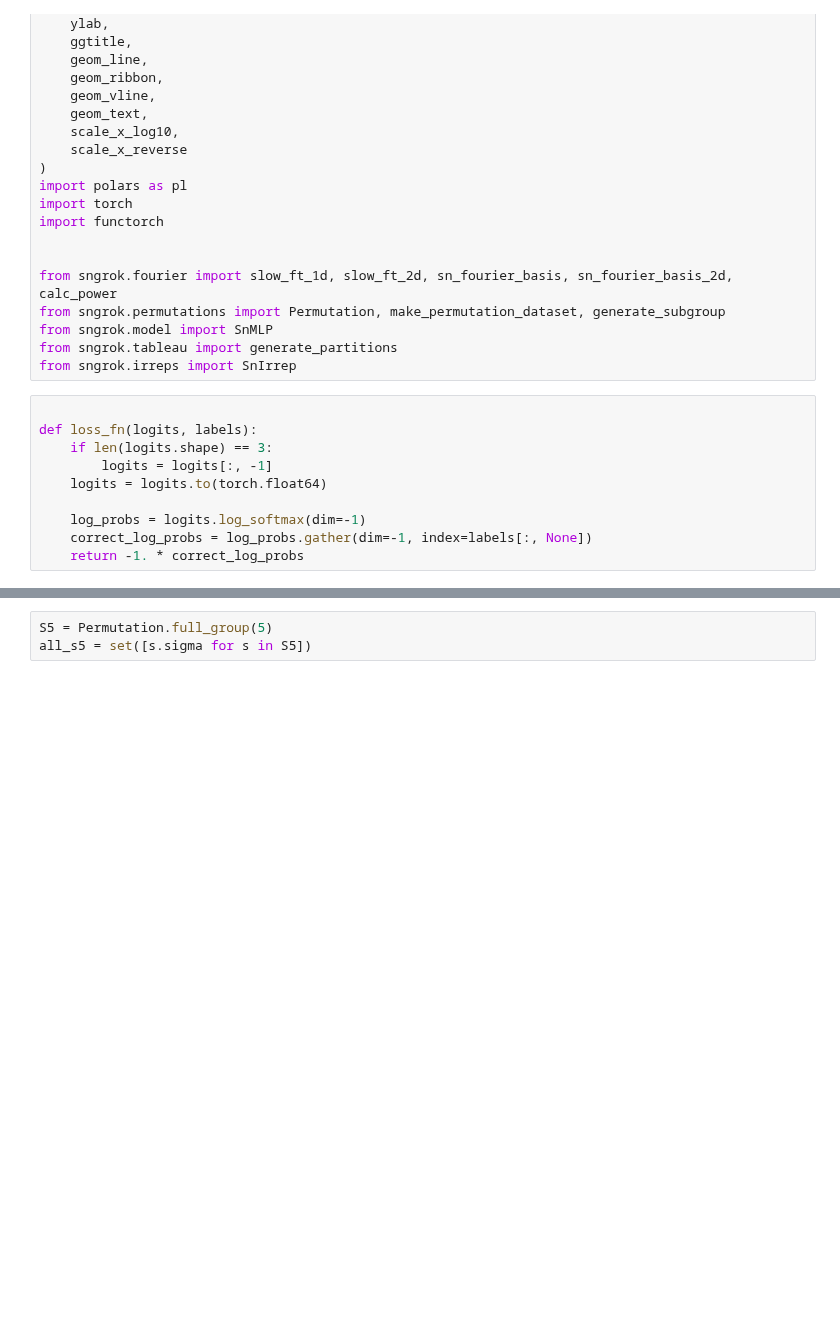
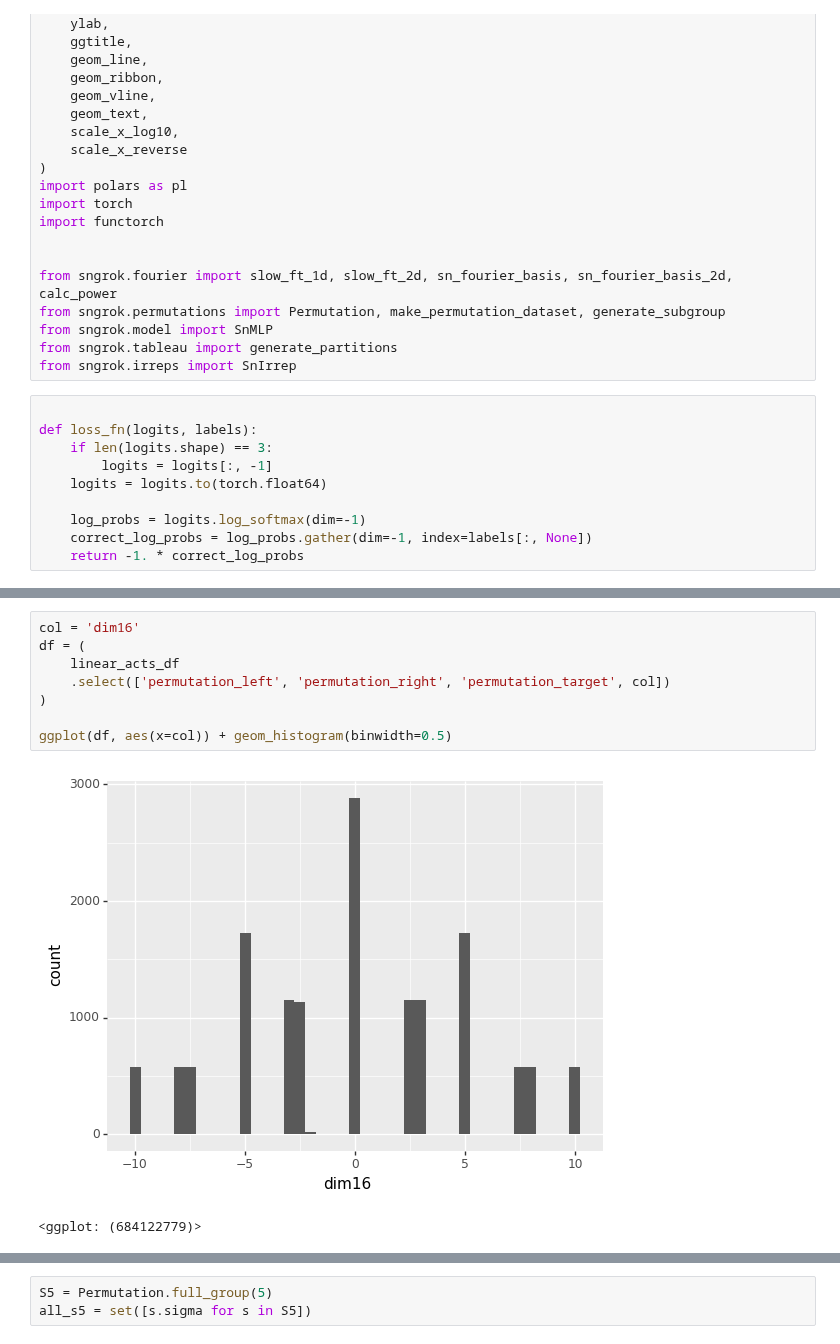
Before and after one commit to dashstander/sn-grok, a Jupyter notebook: subgroups.ipynb, the cells around one changed output, grey strips where cells are left out. Drawn from its saved outputs; the diff is of its cells as text; blank space fills up the shorter version.

```diff
--- a/subgroups.ipynb
+++ b/subgroups.ipynb
@@ -96,0 +132,11 @@ shape: (5, 135)
+# %%
+col = 'dim16'
+df = (
+    linear_acts_df
+    .select(['permutation_left', 'permutation_right', 'permutation_target', col])
+)
+
+ggplot(df, aes(x=col)) + geom_histogram(binwidth=0.5)
+# %% [output]
+[figure, added]
+<ggplot: (684122779)>
```
Also changed, not shown: parts of 159 cells of this notebook, 2 other files.
